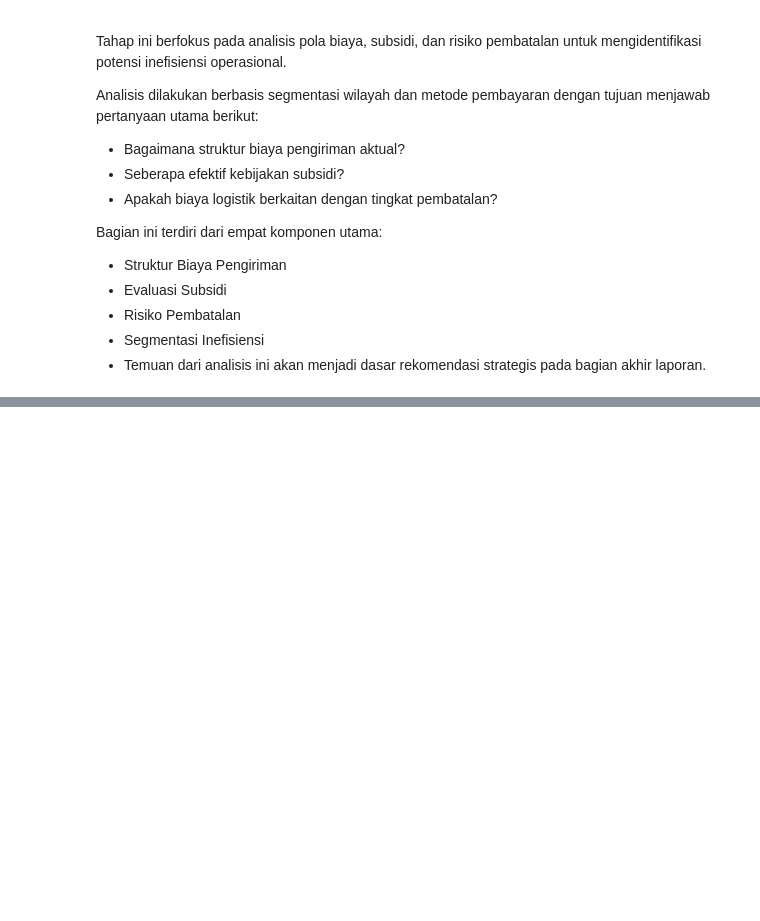
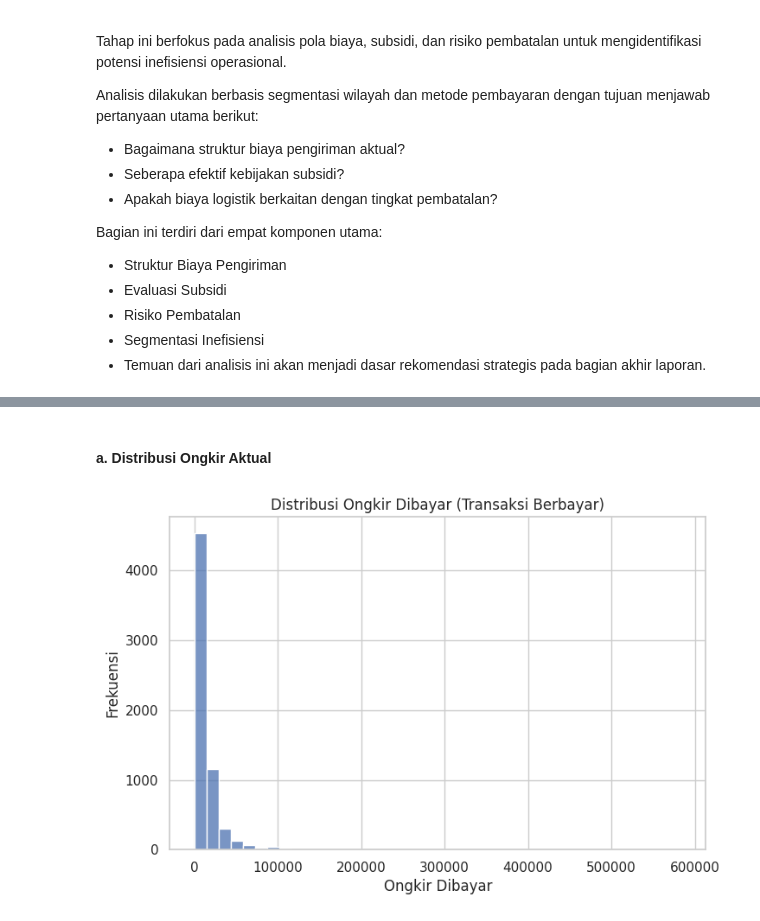
Before and after one commit to AlvitoDwiP/operasional_ecommers_indo, a Jupyter notebook: notebooks/01_analysis.ipynb, the cells around one changed output, grey strips where cells are left out. Saved outputs shown, nothing was run; the diff lists cells and outputs as text; code cells hidden in the pictures; blank space fills up the shorter version.

```diff
--- a/notebooks/01_analysis.ipynb
+++ b/notebooks/01_analysis.ipynb
@@ -462,0 +474,11 @@ Bagian ini terdiri dari empat komponen utama:
+# %% [markdown]
+#### a. Distribusi Ongkir Aktual
+# %%
+plt.figure(figsize=(8,5))
+sns.histplot(df_paid["ongkir_dibayar"], bins=40)
+plt.title("Distribusi Ongkir Dibayar (Transaksi Berbayar)")
+plt.xlabel("Ongkir Dibayar")
+plt.ylabel("Frekuensi")
+plt.show()
+# %% [output]
+[figure, added]
```
Also changed, not shown: parts of 1 cell of this notebook.
